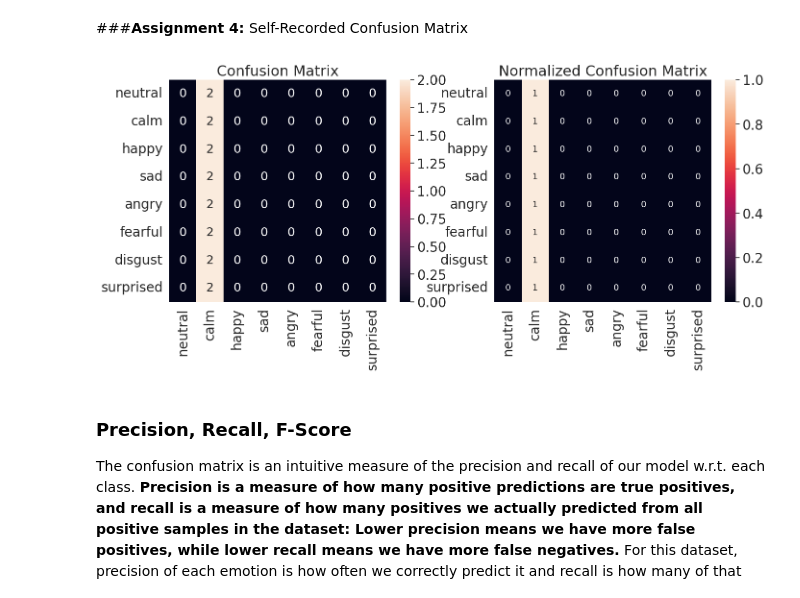
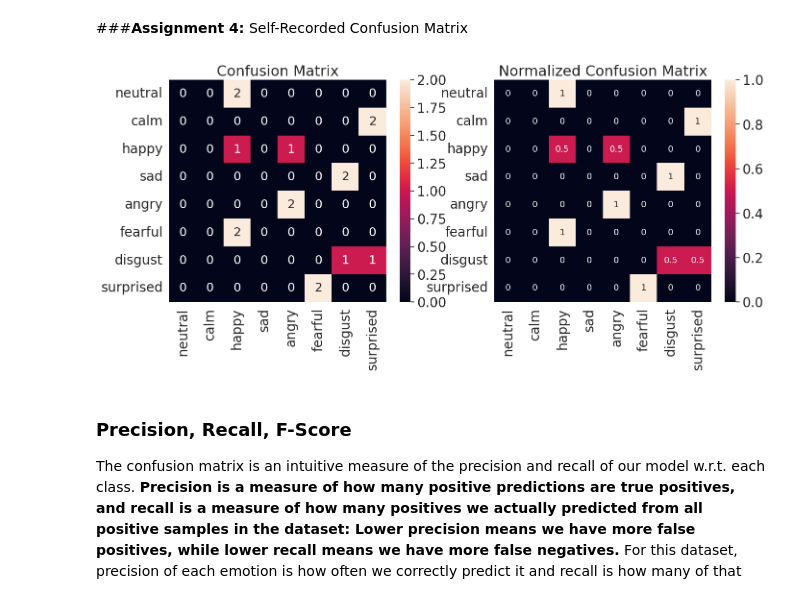
Before and after one commit to 4cekay/Week4-NeuralNetworks, a Jupyter notebook: Week4__Neural_Networks.ipynb, the cells around one changed output. Drawn from its saved outputs; the diff is of its cells as text; code cells hidden in the pictures.

```diff
--- a/Week4__Neural_Networks.ipynb
+++ b/Week4__Neural_Networks.ipynb
@@ -320,0 +323,10 @@ Perfect. Zero mean and unit variance for standard scaling and in the range [0,1]
+# %%
+scaler = StandardScaler()
+# keep our unscaled features just in case we need to process them alternatively
+self_features_scaled = self_features
+self_features_scaled = scaler.fit_transform(self_features_scaled)
+
+scaler = MinMaxScaler()
+# keep our unscaled features just in case we need to process them alternatively
+self_features_minmax = self_features
+self_features_minmax = scaler.fit_transform(self_features_minmax)
@@ -593,0 +596,8 @@ MLP Model's accuracy on self-recorded set is 12.50%
+# %%
+# Now that we know standard scaling is best for our features, we'll use those for our training and test sets
+X_train, X_test, y_train, y_test = train_test_split(
+    features_scaled,
+    emotions,
+    test_size=0.2,
+    random_state=42
+)
@@ -656,30 +696,30 @@ The sum of elements in the left matrix is size of our test set, which is the len
 ###**Assignment 4:** Self-Recorded Confusion Matrix
 # %%
 # get predictions on self-recorded set
-self_emotion_predictions = model.predict(self_features)
+self_emotion_predictions = model.predict(self_features_scaled)
 self_emotion_groundtruth = self_emotions
 
 # build confusion matrix and normalized confusion matrix
 self_conf_matrix = confusion_matrix(self_emotion_groundtruth, self_emotion_predictions, labels=emotion_list)
 self_conf_matrix_norm = confusion_matrix(self_emotion_groundtruth, self_emotion_predictions,normalize='true', labels=emotion_list)
 
 # make a confusion matrix with labels using a DataFrame
 self_confmatrix_df = pd.DataFrame(self_conf_matrix, index=emotion_name, columns=emotion_name)
 self_confmatrix_df_norm = pd.DataFrame(self_conf_matrix_norm, index=emotion_name, columns=emotion_name)
 
 # plot confusion matrices
 plt.figure(figsize=(16,6))
 sn.set(font_scale=1.8) # emotion label and title size
 plt.subplot(1,2,1)
 plt.title('Confusion Matrix')
 sn.heatmap(self_confmatrix_df, annot=True, annot_kws={"size": 18}) #annot_kws is value font
 plt.subplot(1,2,2)
 plt.title('Normalized Confusion Matrix')
 sn.heatmap(self_confmatrix_df_norm, annot=True, annot_kws={"size": 13}) #annot_kws is value font
 
 plt.show()
 # %% [output]
-[figure, old version]
+[figure, new version]
 # %% [markdown]
 ### Precision, Recall, F-Score
 The confusion matrix is an intuitive measure of the precision and recall of our model w.r.t. each class. **Precision is a measure of how many positive predictions are true positives, and recall is a measure of how many positives we actually predicted from all positive samples in the dataset: Lower precision means we have more false positives, while lower recall means we have more false negatives.** For this dataset, precision of each emotion is how often we correctly predict it  and recall is how many of that emotion we predicted out of all samples with that emotion in the dataset.
```
Also changed, not shown: parts of 8 cells of this notebook.
